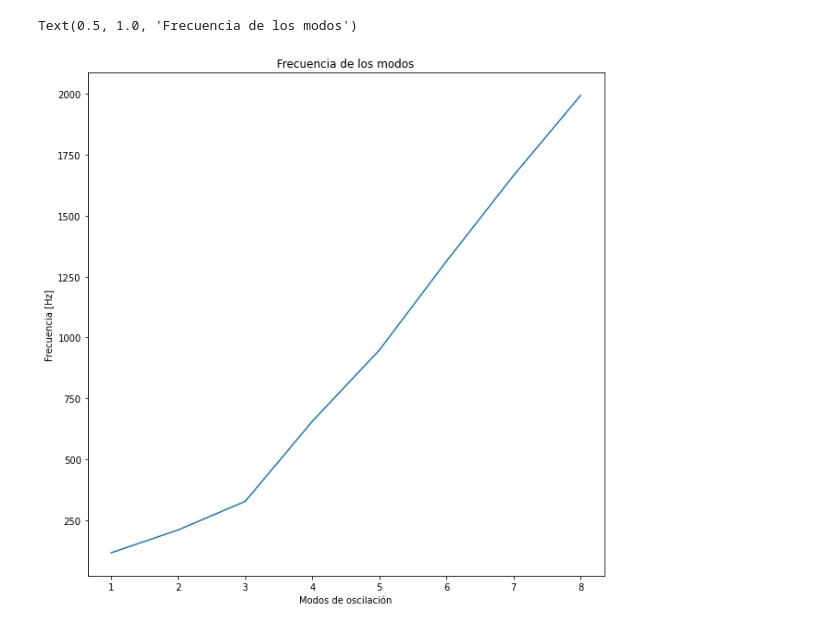
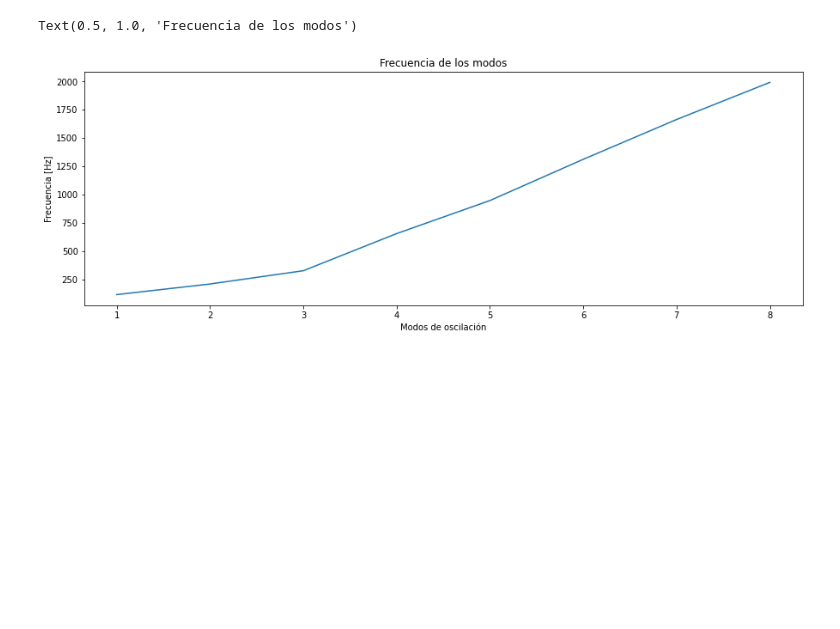
Before and after one commit to SimonSanfeliu/Lab-3, a Jupyter notebook: Lab_6_Métodos.ipynb, the cells around one changed output. Drawn from its saved outputs; the diff is of its cells as text; code cells hidden in the pictures; blank space fills up the shorter version.

```diff
--- a/Lab_6_Métodos.ipynb
+++ b/Lab_6_Métodos.ipynb
@@ -5,7 +5,7 @@ import numpy as np
 import matplotlib.pyplot as plt
 # %%
 x = np.array([1,2,3,4,5,6,7,8])
-y = np.array([117.185,210.938,328.125,656.25,948.375,1312.5,1664.063,1992.188])
+y = np.array([117.188,210.938,328.125,656.25,948.375,1312.5,1664.063,1992.188])
 s_x = x.sum()
 s_y = y.sum()
 xy = x*y
@@ -52,12 +52,12 @@ R2 = 0.9871725258470644
 # %%
-plt.figure(figsize= (10,10))
+plt.figure(figsize= (15,5))
 plt.plot(x,y)
 plt.xlabel('Modos de oscilación')
 plt.ylabel('Frecuencia [Hz]')
 plt.title('Frecuencia de los modos')
 # %% [output]
 Text(0.5, 1.0, 'Frecuencia de los modos')
-[figure, old version]
+[figure, new version]
 # %%
 reg = a*x + b
 # %%
```
Also changed, not shown: parts of 5 cells of this notebook.
